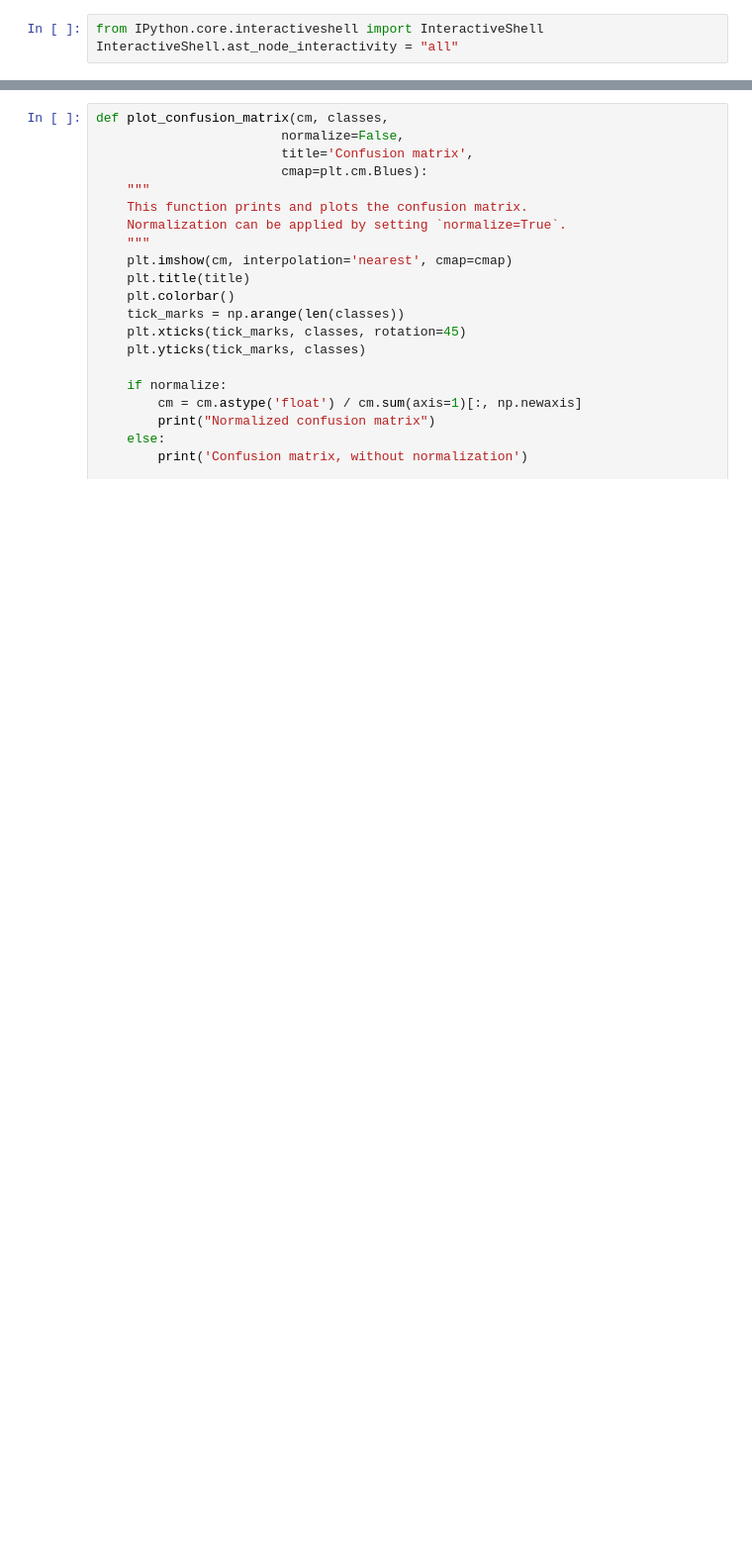
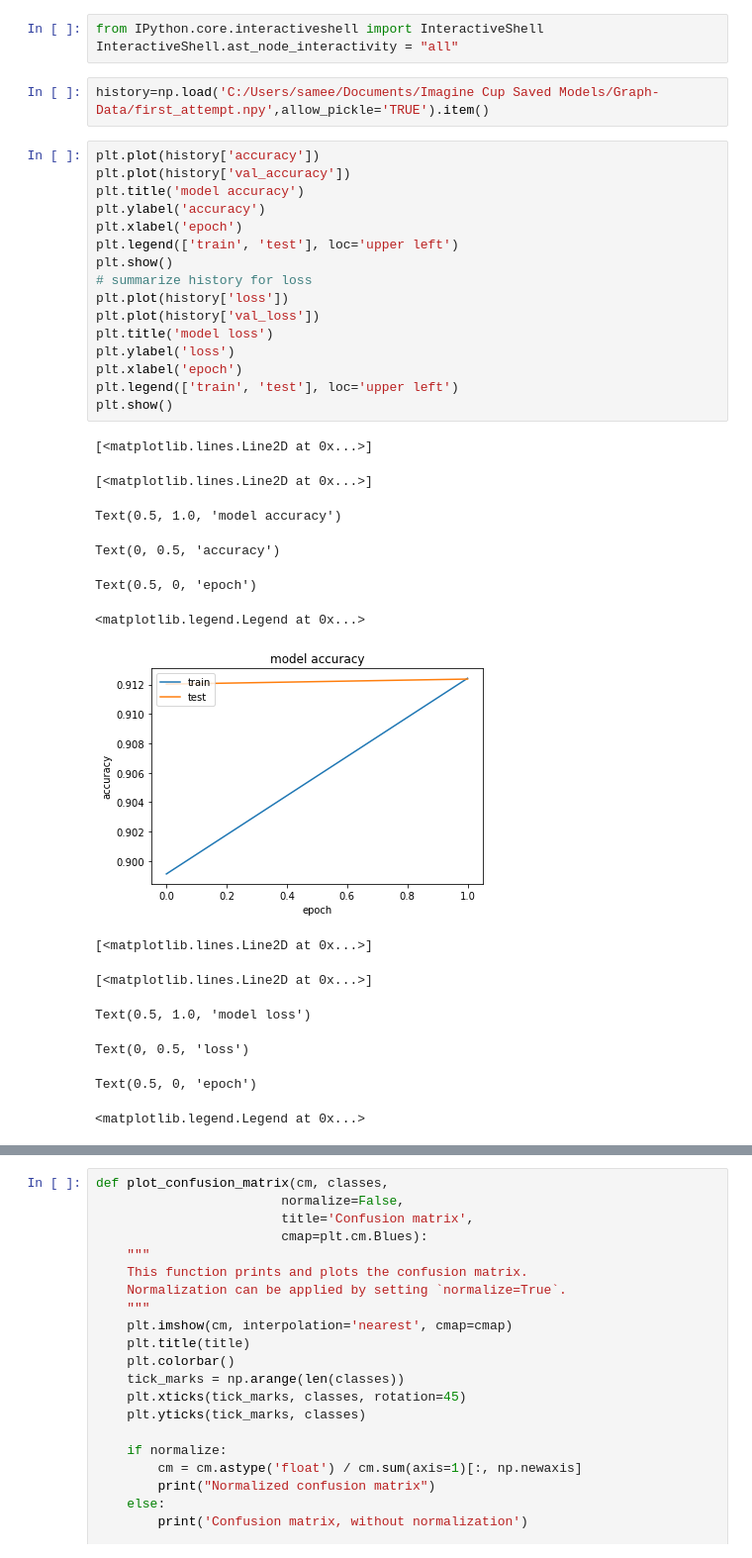
Before and after one commit to akshat2048/MSOE_ML, a Jupyter notebook: keras/DenseNet121TestKeras/classoutput.ipynb, the cells around one changed output, grey strips where cells are left out. Shown: that part at 99% size. Cells and saved outputs as stored; diff of their text form; blank space fills up the shorter version.

Commit message:
Sameer Main

```diff
--- a/keras/DenseNet121TestKeras/classoutput.ipynb
+++ b/keras/DenseNet121TestKeras/classoutput.ipynb
@@ -8,3 +10,35 @@ import os
 # %%
 from IPython.core.interactiveshell import InteractiveShell
 InteractiveShell.ast_node_interactivity = "all"
+# %%
+history=np.load('C:/Users/samee/Documents/Imagine Cup Saved Models/Graph-Data/first_attempt.npy',allow_pickle='TRUE').item()
+# %%
+plt.plot(history['accuracy'])
+plt.plot(history['val_accuracy'])
+plt.title('model accuracy')
+plt.ylabel('accuracy')
+plt.xlabel('epoch')
+plt.legend(['train', 'test'], loc='upper left')
+plt.show()
+# summarize history for loss
+plt.plot(history['loss'])
+plt.plot(history['val_loss'])
+plt.title('model loss')
+plt.ylabel('loss')
+plt.xlabel('epoch')
+plt.legend(['train', 'test'], loc='upper left')
+plt.show()
+# %% [output]
+[<matplotlib.lines.Line2D at 0x...>]
+[<matplotlib.lines.Line2D at 0x...>]
+Text(0.5, 1.0, 'model accuracy')
+Text(0, 0.5, 'accuracy')
+Text(0.5, 0, 'epoch')
+<matplotlib.legend.Legend at 0x...>
+[figure, added]
+[<matplotlib.lines.Line2D at 0x...>]
+[<matplotlib.lines.Line2D at 0x...>]
+Text(0.5, 1.0, 'model loss')
+Text(0, 0.5, 'loss')
+Text(0.5, 0, 'epoch')
+<matplotlib.legend.Legend at 0x...>
```
Also changed, not shown: parts of 16 cells of this notebook, 10 other files.
